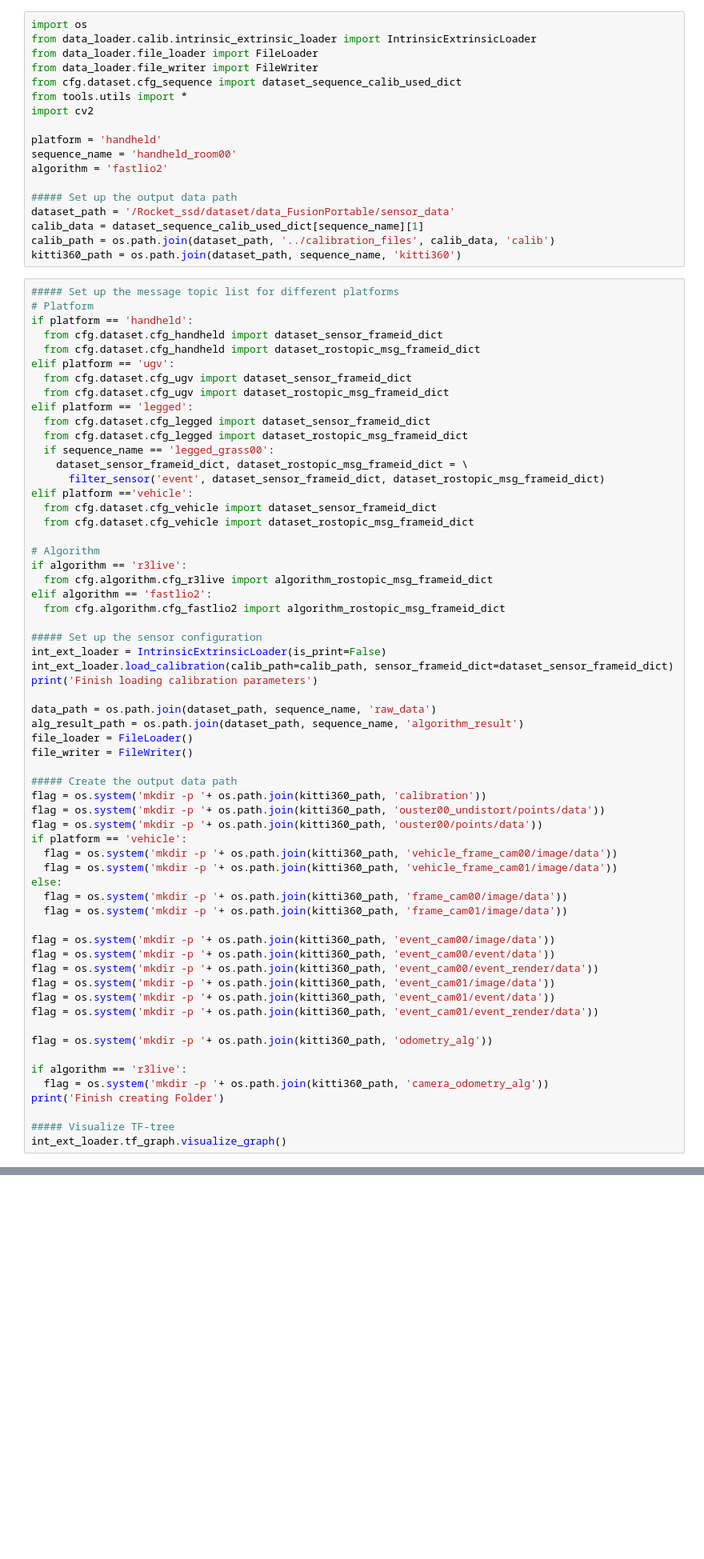
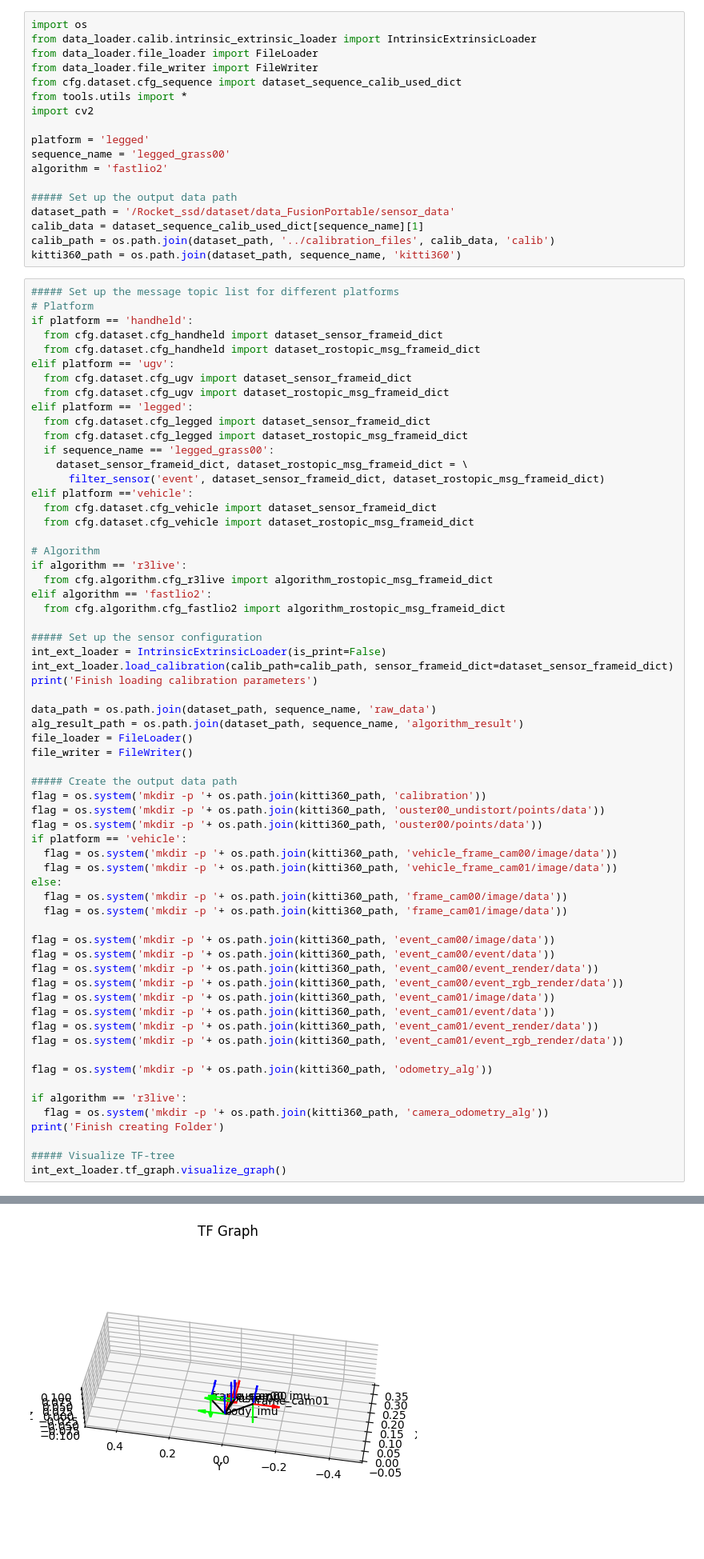
Before and after one commit to fusionportable/fusionportable_dataset_tools, a Jupyter notebook: src/write_data_to_kitti360.ipynb, the cells around one changed output, grey strips where cells are left out. Shown: that part at 80% size. Cells and saved outputs as stored; diff of their text form; blank space fills up the shorter version.

Commit message:
add processing of event data

```diff
--- a/src/write_data_to_kitti360.ipynb
+++ b/src/write_data_to_kitti360.ipynb
@@ -7,8 +7,8 @@ from cfg.dataset.cfg_sequence import dataset_sequence_calib_used_dict
 from tools.utils import *
 import cv2
 
-platform = 'handheld'
-sequence_name = 'handheld_room00'
+platform = 'legged'
+sequence_name = 'legged_grass00'
 algorithm = 'fastlio2'
 
 ##### Set up the output data path
@@ -65,9 +65,11 @@ else:
 flag = os.system('mkdir -p '+ os.path.join(kitti360_path, 'event_cam00/image/data'))
 flag = os.system('mkdir -p '+ os.path.join(kitti360_path, 'event_cam00/event/data'))
 flag = os.system('mkdir -p '+ os.path.join(kitti360_path, 'event_cam00/event_render/data'))
+flag = os.system('mkdir -p '+ os.path.join(kitti360_path, 'event_cam00/event_rgb_render/data'))
 flag = os.system('mkdir -p '+ os.path.join(kitti360_path, 'event_cam01/image/data'))
 flag = os.system('mkdir -p '+ os.path.join(kitti360_path, 'event_cam01/event/data'))
 flag = os.system('mkdir -p '+ os.path.join(kitti360_path, 'event_cam01/event_render/data'))
+flag = os.system('mkdir -p '+ os.path.join(kitti360_path, 'event_cam01/event_rgb_render/data'))
 
 flag = os.system('mkdir -p '+ os.path.join(kitti360_path, 'odometry_alg'))
 
@@ -77,3 +79,4 @@ print('Finish creating Folder')
 
 ##### Visualize TF-tree
 int_ext_loader.tf_graph.visualize_graph()
+# %% [output]
@@ -80,3 +86,4 @@ int_ext_loader.tf_graph.visualize_graph()
+[figure, added]
 # %%
 ##### Save calibration files according to KITTI format
 calib_file_path = os.path.join(kitti360_path, 'calibration', 'perspective.txt')
```
Also changed, not shown: parts of 7 cells of this notebook, 4 other files.
